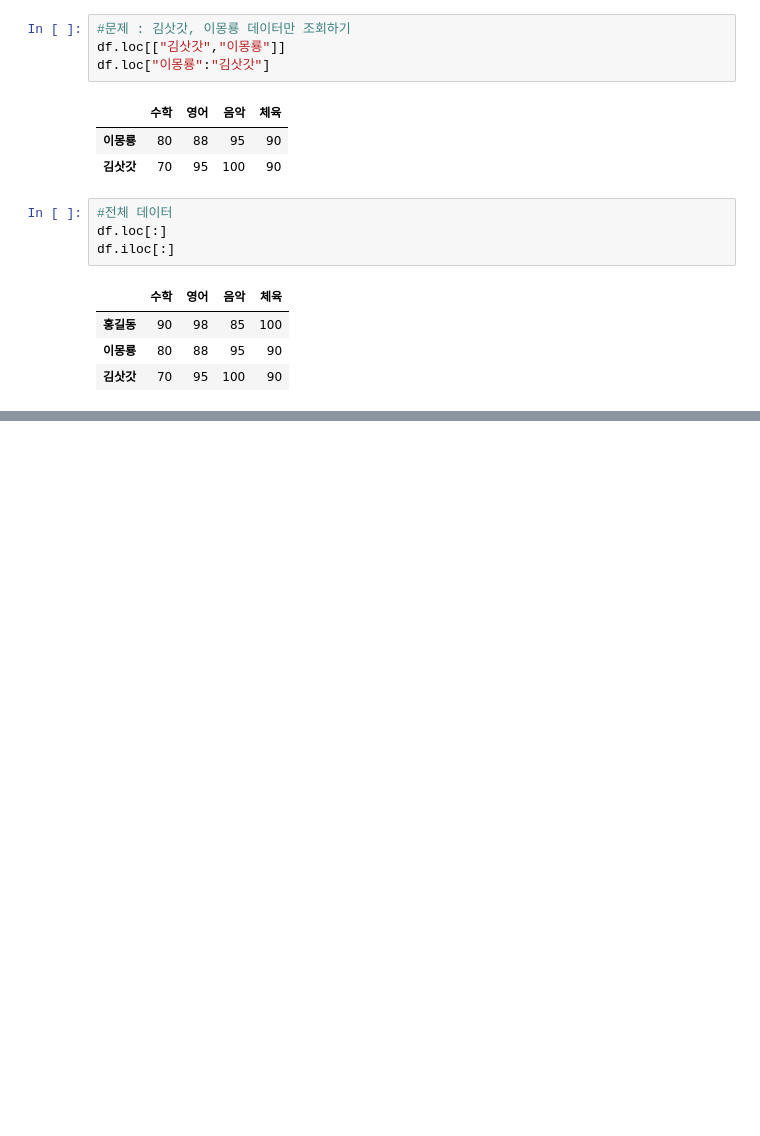
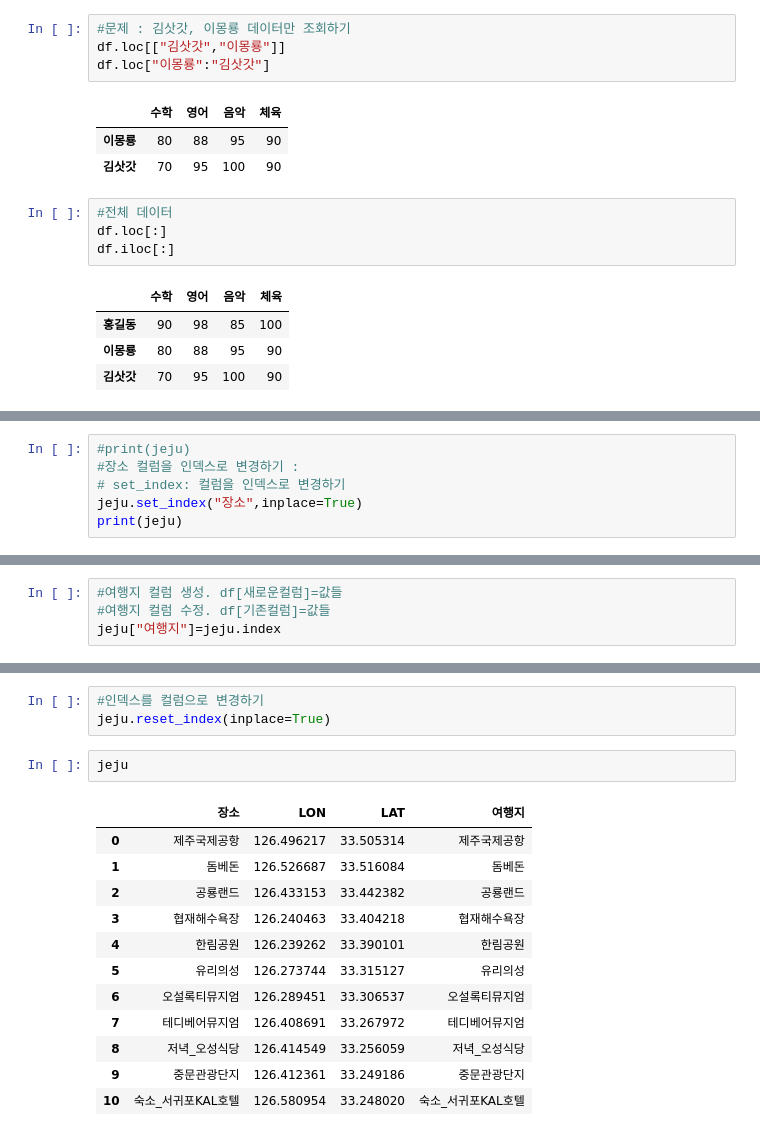
Before and after one commit to kmsclass/ems, a Jupyter notebook: 20240704.ipynb, the cells around one changed output, grey strips where cells are left out. Cells and saved outputs as stored; diff of their text form; blank space fills up the shorter version.

```diff
--- a/20240704.ipynb
+++ b/20240704.ipynb
@@ -528,0 +712,6 @@ df.iloc[:]
+# %%
+#print(jeju)
+#장소 컬럼을 인덱스로 변경하기 :
+# set_index: 컬럼을 인덱스로 변경하기
+jeju.set_index("장소",inplace=True)
+print(jeju)
@@ -528,0 +770,4 @@ df.iloc[:]
+# %%
+#여행지 컬럼 생성. df[새로운컬럼]=값들
+#여행지 컬럼 수정. df[기존컬럼]=값들
+jeju["여행지"]=jeju.index
@@ -528,0 +803,18 @@ df.iloc[:]
+# %%
+#인덱스를 컬럼으로 변경하기
+jeju.reset_index(inplace=True)
+# %%
+jeju
+# %% [output]
+|  | 장소 | LON | LAT | 여행지 |
+| 0 | 제주국제공항 | 126.496217 | 33.505314 | 제주국제공항 |
+| 1 | 돔베돈 | 126.526687 | 33.516084 | 돔베돈 |
+| 2 | 공룡랜드 | 126.433153 | 33.442382 | 공룡랜드 |
+| 3 | 협재해수욕장 | 126.240463 | 33.404218 | 협재해수욕장 |
+| 4 | 한림공원 | 126.239262 | 33.390101 | 한림공원 |
+| 5 | 유리의성 | 126.273744 | 33.315127 | 유리의성 |
+| 6 | 오설록티뮤지엄 | 126.289451 | 33.306537 | 오설록티뮤지엄 |
+| 7 | 테디베어뮤지엄 | 126.408691 | 33.267972 | 테디베어뮤지엄 |
+| 8 | 저녁_오성식당 | 126.414549 | 33.256059 | 저녁_오성식당 |
+| 9 | 중문관광단지 | 126.412361 | 33.249186 | 중문관광단지 |
+| 10 | 숙소_서귀포KAL호텔 | 126.580954 | 33.248020 | 숙소_서귀포KAL호텔 |
```
Also changed, not shown: parts of 88 cells of this notebook.
